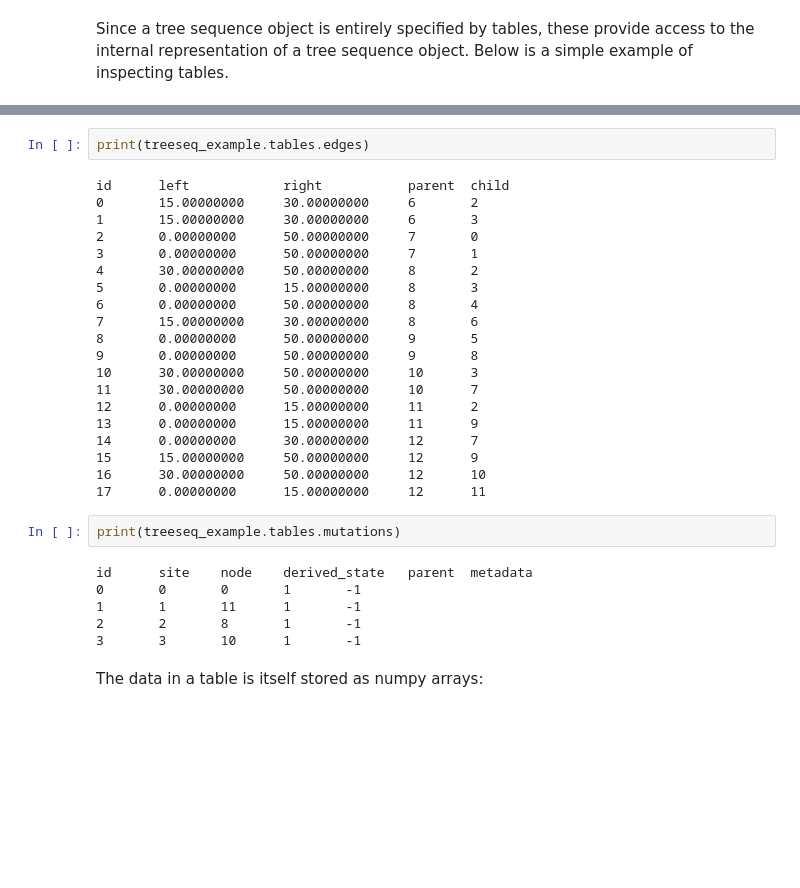
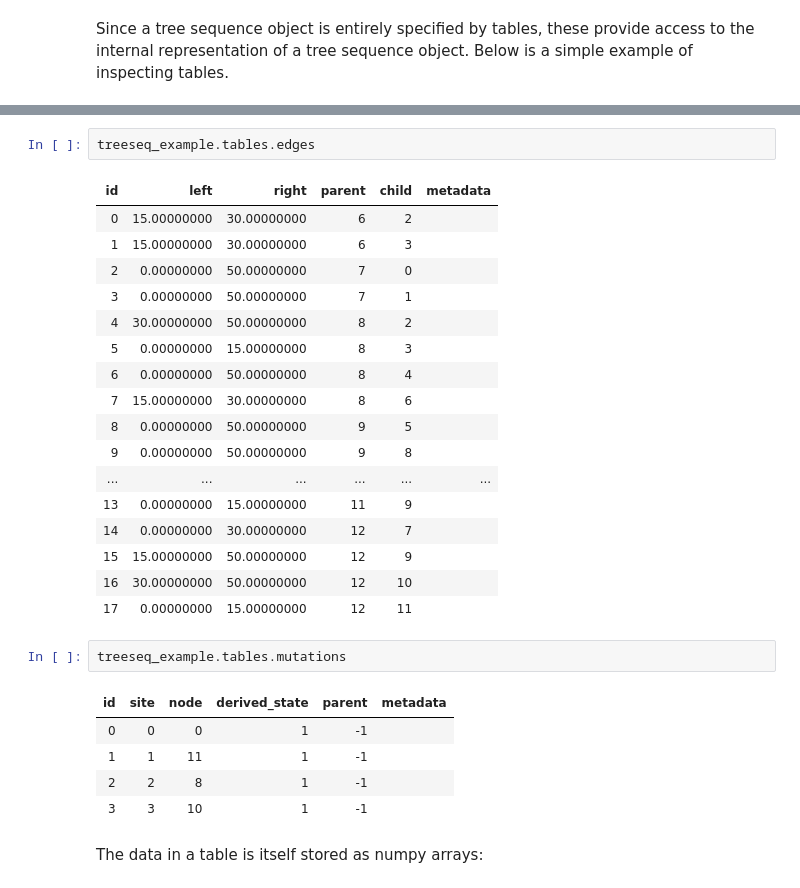
Before and after one commit to awohns/tree-sequence-phyloseminar, a Jupyter notebook: phyloseminar.ipynb, the cells around one changed output, grey strips where cells are left out. Saved outputs shown, nothing was run; the diff lists cells and outputs as text; blank space fills up the shorter version.

Commit message:
Use HTML tables

```diff
--- a/phyloseminar.ipynb
+++ b/phyloseminar.ipynb
@@ -176,33 +176,31 @@ id      flags   population      individual      time    metadata
 # %%
-print(treeseq_example.tables.edges)
+treeseq_example.tables.edges
 # %% [output]
-id      left            right           parent  child
-0       15.00000000     30.00000000     6       2
-1       15.00000000     30.00000000     6       3
-2       0.00000000      50.00000000     7       0
-3       0.00000000      50.00000000     7       1
-4       30.00000000     50.00000000     8       2
-5       0.00000000      15.00000000     8       3
-6       0.00000000      50.00000000     8       4
-7       15.00000000     30.00000000     8       6
-8       0.00000000      50.00000000     9       5
-9       0.00000000      50.00000000     9       8
-10      30.00000000     50.00000000     10      3
-11      30.00000000     50.00000000     10      7
-12      0.00000000      15.00000000     11      2
-13      0.00000000      15.00000000     11      9
-14      0.00000000      30.00000000     12      7
-15      15.00000000     50.00000000     12      9
-16      30.00000000     50.00000000     12      10
-17      0.00000000      15.00000000     12      11
+| id | left | right | parent | child | metadata |
+| 0 | 15.00000000 | 30.00000000 | 6 | 2 |  |
+| 1 | 15.00000000 | 30.00000000 | 6 | 3 |  |
+| 2 | 0.00000000 | 50.00000000 | 7 | 0 |  |
+| 3 | 0.00000000 | 50.00000000 | 7 | 1 |  |
+| 4 | 30.00000000 | 50.00000000 | 8 | 2 |  |
+| 5 | 0.00000000 | 15.00000000 | 8 | 3 |  |
+| 6 | 0.00000000 | 50.00000000 | 8 | 4 |  |
+| 7 | 15.00000000 | 30.00000000 | 8 | 6 |  |
+| 8 | 0.00000000 | 50.00000000 | 9 | 5 |  |
+| 9 | 0.00000000 | 50.00000000 | 9 | 8 |  |
+| ... | ... | ... | ... | ... | ... |
+| 13 | 0.00000000 | 15.00000000 | 11 | 9 |  |
+| 14 | 0.00000000 | 30.00000000 | 12 | 7 |  |
+| 15 | 15.00000000 | 50.00000000 | 12 | 9 |  |
+| 16 | 30.00000000 | 50.00000000 | 12 | 10 |  |
+| 17 | 0.00000000 | 15.00000000 | 12 | 11 |  |
 # %%
-print(treeseq_example.tables.mutations)
+treeseq_example.tables.mutations
 # %% [output]
-id      site    node    derived_state   parent  metadata
-0       0       0       1       -1
-1       1       11      1       -1
-2       2       8       1       -1
-3       3       10      1       -1
+| id | site | node | derived_state | parent | metadata |
+| 0 | 0 | 0 | 1 | -1 |  |
+| 1 | 1 | 11 | 1 | -1 |  |
+| 2 | 2 | 8 | 1 | -1 |  |
+| 3 | 3 | 10 | 1 | -1 |  |
 # %% [markdown]
 The data in a table is itself stored as numpy arrays:
 # %%
```
Also changed, not shown: parts of 1 cell of this notebook.
